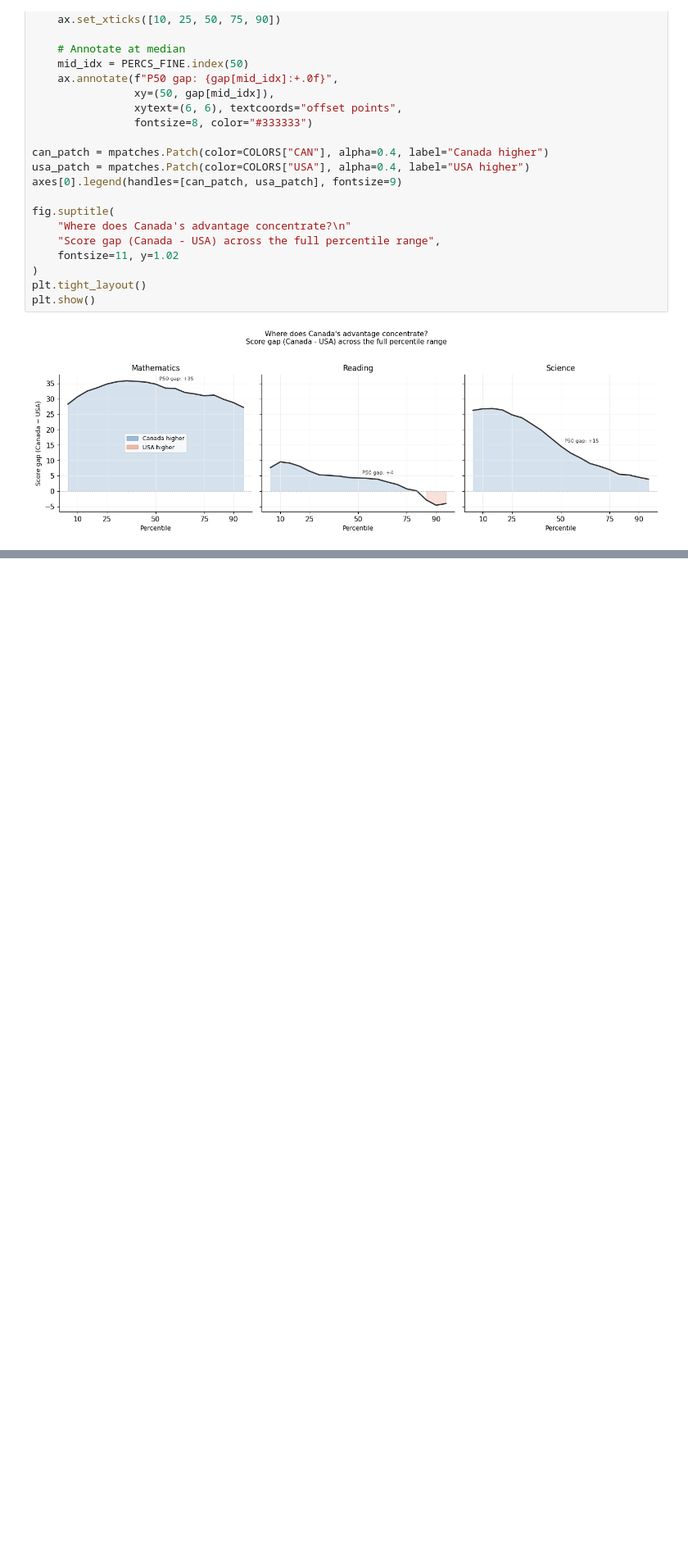
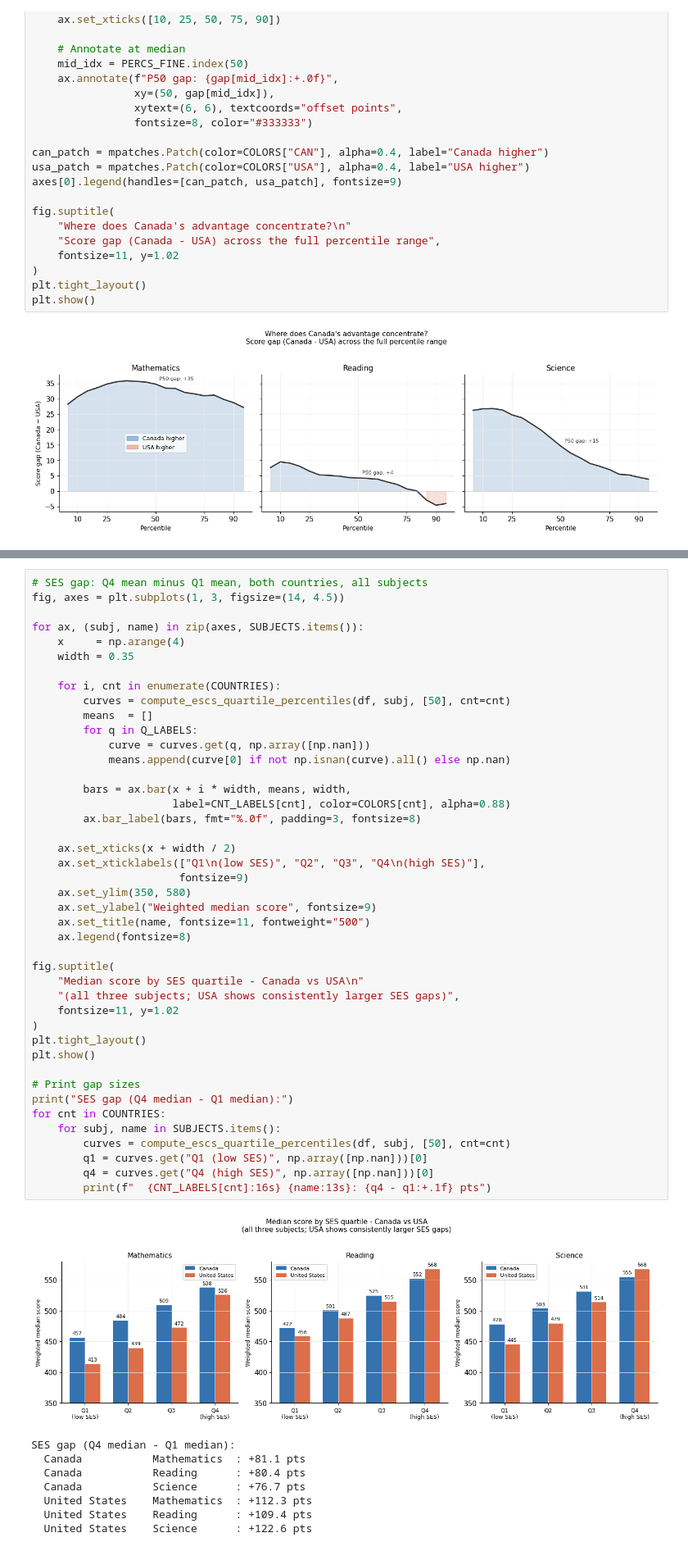
Before and after one commit to apoorva43/ETS_Smart_Dashboard, a Jupyter notebook: notebooks/equity_analysis.ipynb, the cells around one changed output, grey strips where cells are left out. Shown at 82% size. Cells and saved outputs as stored; diff of their text form; blank space fills up the shorter version.

```diff
--- a/notebooks/equity_analysis.ipynb
+++ b/notebooks/equity_analysis.ipynb
@@ -254,0 +293,52 @@ plt.show()
+# %%
+# SES gap: Q4 mean minus Q1 mean, both countries, all subjects
+fig, axes = plt.subplots(1, 3, figsize=(14, 4.5))
+
+for ax, (subj, name) in zip(axes, SUBJECTS.items()):
+    x     = np.arange(4)
+    width = 0.35
+
+    for i, cnt in enumerate(COUNTRIES):
+        curves = compute_escs_quartile_percentiles(df, subj, [50], cnt=cnt)
+        means  = []
+        for q in Q_LABELS:
+            curve = curves.get(q, np.array([np.nan]))
+            means.append(curve[0] if not np.isnan(curve).all() else np.nan)
+
+        bars = ax.bar(x + i * width, means, width,
+                      label=CNT_LABELS[cnt], color=COLORS[cnt], alpha=0.88)
+        ax.bar_label(bars, fmt="%.0f", padding=3, fontsize=8)
+
+    ax.set_xticks(x + width / 2)
+    ax.set_xticklabels(["Q1\n(low SES)", "Q2", "Q3", "Q4\n(high SES)"],
+                       fontsize=9)
+    ax.set_ylim(350, 580)
+    ax.set_ylabel("Weighted median score", fontsize=9)
+    ax.set_title(name, fontsize=11, fontweight="500")
+    ax.legend(fontsize=8)
+
+fig.suptitle(
+    "Median score by SES quartile - Canada vs USA\n"
+    "(all three subjects; USA shows consistently larger SES gaps)",
+    fontsize=11, y=1.02
+)
+plt.tight_layout()
+plt.show()
+
+# Print gap sizes
+print("SES gap (Q4 median - Q1 median):")
+for cnt in COUNTRIES:
+    for subj, name in SUBJECTS.items():
+        curves = compute_escs_quartile_percentiles(df, subj, [50], cnt=cnt)
+        q1 = curves.get("Q1 (low SES)", np.array([np.nan]))[0]
+        q4 = curves.get("Q4 (high SES)", np.array([np.nan]))[0]
+        print(f"  {CNT_LABELS[cnt]:16s} {name:13s}: {q4 - q1:+.1f} pts")
+# %% [output]
+[figure, added]
+SES gap (Q4 median - Q1 median):
+  Canada           Mathematics  : +81.1 pts
+  Canada           Reading      : +80.4 pts
+  Canada           Science      : +76.7 pts
+  United States    Mathematics  : +112.3 pts
+  United States    Reading      : +109.4 pts
+  United States    Science      : +122.6 pts
```
Also changed, not shown: parts of 16 cells of this notebook.
